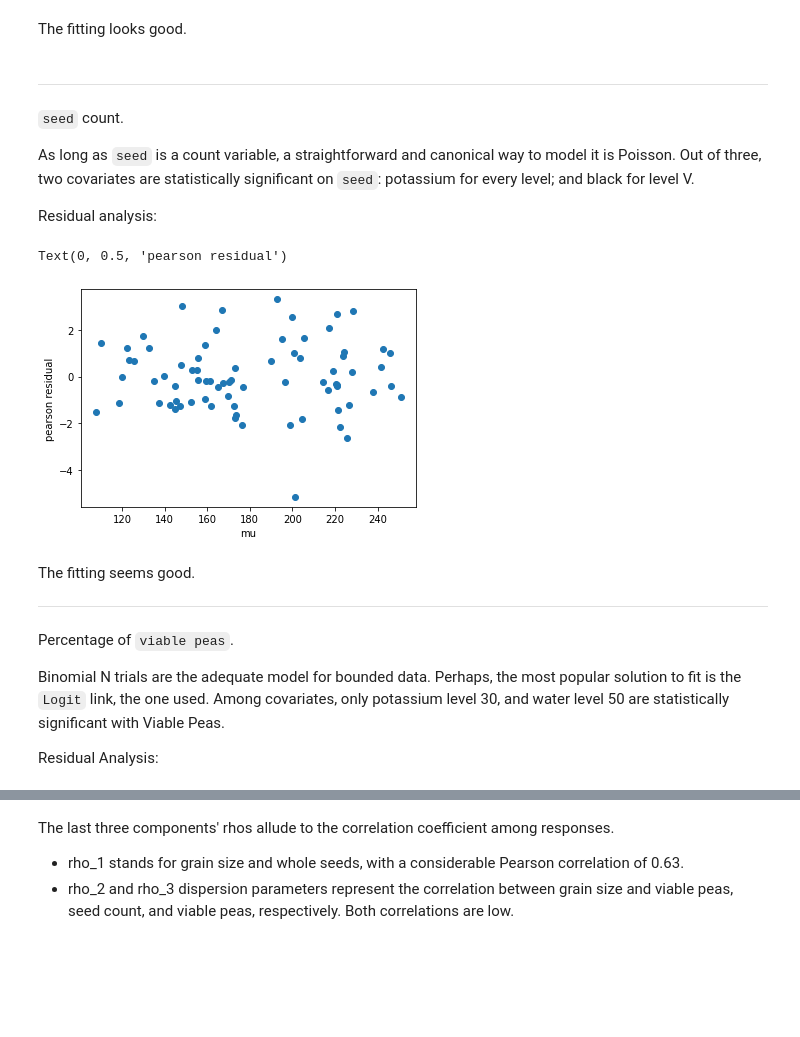
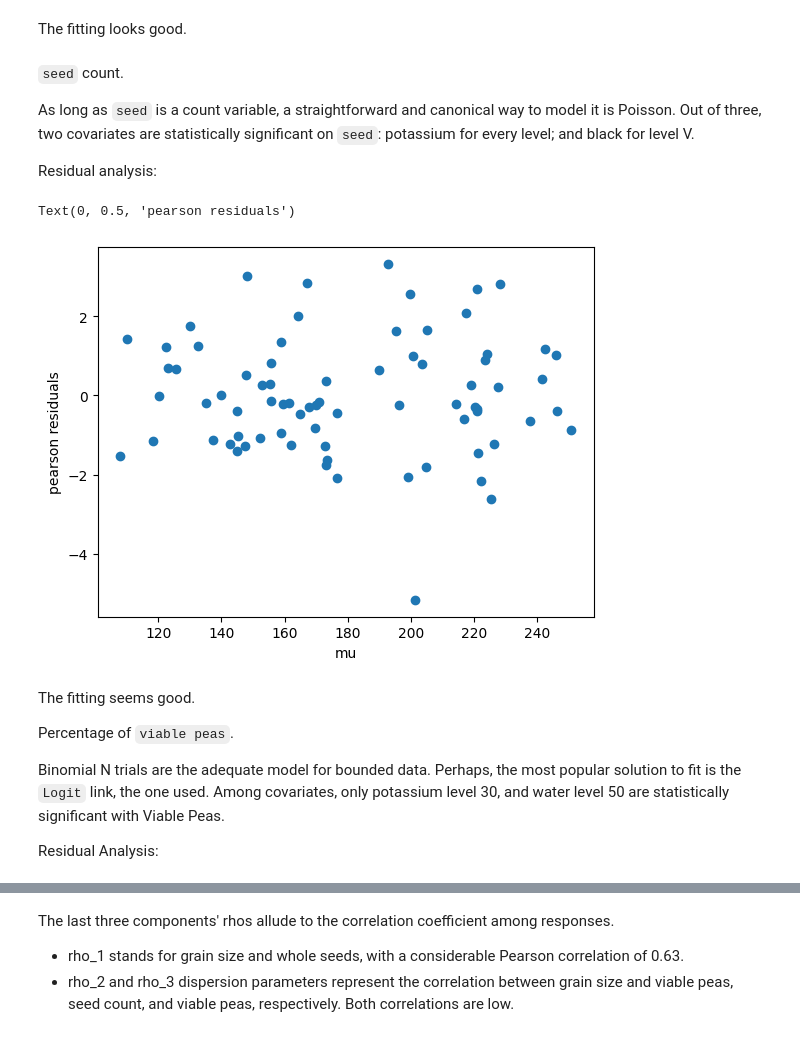
Before and after one commit to jeancmaia/mcglm, a Jupyter notebook: nbks/tutorial_mcglm.ipynb, the cells around one changed output, grey strips where cells are left out. Drawn from its saved outputs; the diff is of its cells as text; code cells hidden in the pictures; blank space fills up the shorter version.

```diff
--- a/nbks/tutorial_mcglm.ipynb
+++ b/nbks/tutorial_mcglm.ipynb
@@ -812,7 +731,7 @@ Text(0, 0.5, 'pearson residual')
 # %% [markdown]
 The fitting looks good.
 # %% [markdown]
----
+
 `seed` count.
 
 
@@ -822,15 +741,14 @@ Residual analysis:
 # %%
 # seeds. residual analysis
 plt.scatter(mcglmresults.mu[1], mcglmresults.pearson_residuals[1])
 plt.xlabel("mu")
-plt.ylabel("pearson residual")
+plt.ylabel("pearson residuals")
 # %% [output]
-Text(0, 0.5, 'pearson residual')
+Text(0, 0.5, 'pearson residuals')
-[figure, old version]
+[figure, new version]
 # %% [markdown]
 The fitting seems good.
 
----
 Percentage of `viable peas`.
 
 Binomial N trials are the adequate model for bounded data. Perhaps, the most popular solution to fit is the `Logit` link, the one used. Among covariates, only potassium level 30, and water level 50 are statistically significant with Viable Peas.
```
Also changed, not shown: parts of 41 cells of this notebook, 7 other files.
